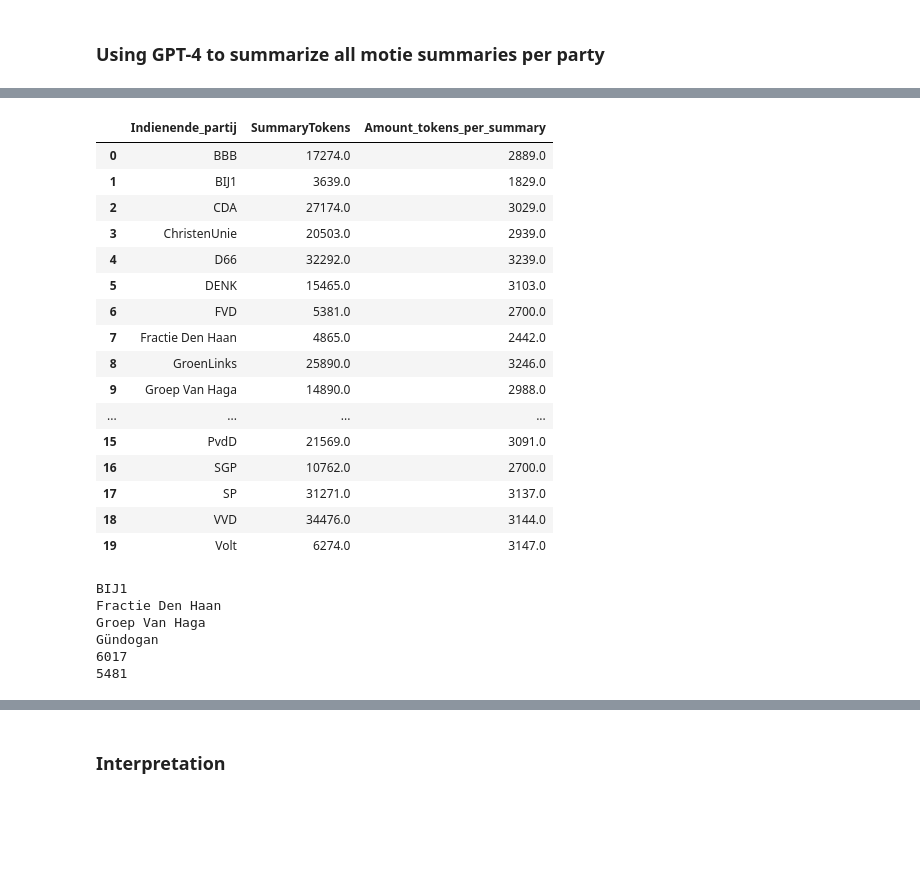
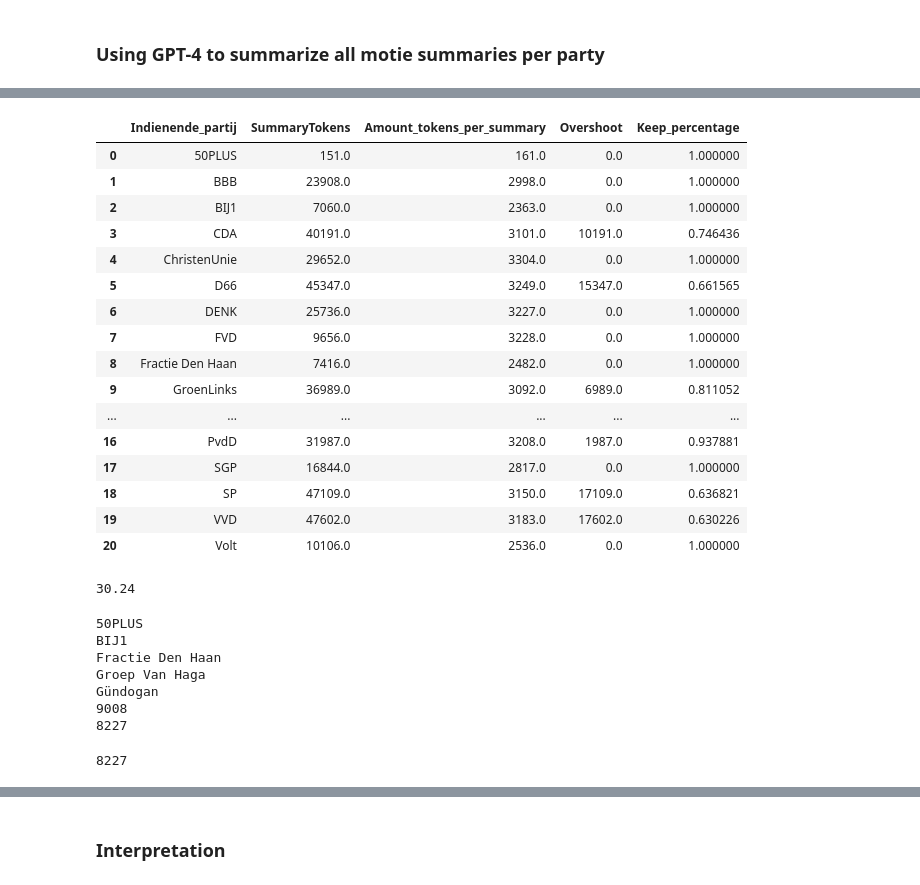
Before and after one commit to jvanelteren/kamermoties, a Jupyter notebook: 6_llm_principle_analysis.ipynb, the cells around one changed output, grey strips where cells are left out. Cells and saved outputs as stored; diff of their text form; code cells hidden in the pictures; blank space fills up the shorter version.

```diff
--- a/6_llm_principle_analysis.ipynb
+++ b/6_llm_principle_analysis.ipynb
@@ -154,32 +155,39 @@ df['CumulativeTokens'] = df.groupby('Indienende_partij')['SummaryTokens'].cumsum
 # %%
 import math
 max_tokens_per_summary = 3300
 tokens_party = df.groupby('Indienende_partij')['SummaryTokens'].sum().reset_index()
 
 tokens_party['Amount_tokens_per_summary'] = tokens_party['SummaryTokens'] // ((tokens_party['SummaryTokens'] // max_tokens_per_summary) + 1) + 10
+cutoff = 30000
+tokens_party['Overshoot'] = (tokens_party['SummaryTokens'] - cutoff).clip(0)
+tokens_party['Keep_percentage'] = (cutoff / tokens_party['SummaryTokens']).clip(None, 1)
 tokens_party
 # %% [output]
-|  | Indienende_partij | SummaryTokens | Amount_tokens_per_summary |
-| 0 | BBB | 17274.0 | 2889.0 |
-| 1 | BIJ1 | 3639.0 | 1829.0 |
-| 2 | CDA | 27174.0 | 3029.0 |
-| 3 | ChristenUnie | 20503.0 | 2939.0 |
-| 4 | D66 | 32292.0 | 3239.0 |
-| 5 | DENK | 15465.0 | 3103.0 |
-| 6 | FVD | 5381.0 | 2700.0 |
-| 7 | Fractie Den Haan | 4865.0 | 2442.0 |
-| 8 | GroenLinks | 25890.0 | 3246.0 |
-| 9 | Groep Van Haga | 14890.0 | 2988.0 |
-| ... | ... | ... | ... |
-| 15 | PvdD | 21569.0 | 3091.0 |
-| 16 | SGP | 10762.0 | 2700.0 |
-| 17 | SP | 31271.0 | 3137.0 |
-| 18 | VVD | 34476.0 | 3144.0 |
-| 19 | Volt | 6274.0 | 3147.0 |
+|  | Indienende_partij | SummaryTokens | Amount_tokens_per_summary | Overshoot | Keep_percentage |
+| 0 | 50PLUS | 151.0 | 161.0 | 0.0 | 1.000000 |
+| 1 | BBB | 23908.0 | 2998.0 | 0.0 | 1.000000 |
+| 2 | BIJ1 | 7060.0 | 2363.0 | 0.0 | 1.000000 |
+| 3 | CDA | 40191.0 | 3101.0 | 10191.0 | 0.746436 |
+| 4 | ChristenUnie | 29652.0 | 3304.0 | 0.0 | 1.000000 |
+| 5 | D66 | 45347.0 | 3249.0 | 15347.0 | 0.661565 |
+| 6 | DENK | 25736.0 | 3227.0 | 0.0 | 1.000000 |
+| 7 | FVD | 9656.0 | 3228.0 | 0.0 | 1.000000 |
+| 8 | Fractie Den Haan | 7416.0 | 2482.0 | 0.0 | 1.000000 |
+| 9 | GroenLinks | 36989.0 | 3092.0 | 6989.0 | 0.811052 |
+| ... | ... | ... | ... | ... | ... |
+| 16 | PvdD | 31987.0 | 3208.0 | 1987.0 | 0.937881 |
+| 17 | SGP | 16844.0 | 2817.0 | 0.0 | 1.000000 |
+| 18 | SP | 47109.0 | 3150.0 | 17109.0 | 0.636821 |
+| 19 | VVD | 47602.0 | 3183.0 | 17602.0 | 0.630226 |
+| 20 | Volt | 10106.0 | 2536.0 | 0.0 | 1.000000 |
+# %%
+16*1.89
+# %% [output]
+30.24
 # %%
 # remove not relevant parties
 peilingen = 'VVD D66 PVV CDA SP PvdA GroenLinks FVD PvdD ChristenUnie Volt JA21 SGP DENK BBB Omtzigt'.split()
-peilingen += ['Omtzicht']
+
 for p in df['Indienende_partij'].unique():
     # deze partijen neem ik niet mee in de analyses
     if p not in peilingen:
@@ -188,12 +196,13 @@ print(len(df))
 df = df[df['Indienende_partij'].isin(peilingen)]
 print(len(df))
 # %% [output]
+50PLUS
 BIJ1
 Fractie Den Haan
 Groep Van Haga
 Gündogan
-6017
-5481
+9008
+8227
 # %%
 
 token_count = 0
@@ -219,3 +228,7 @@ def get_final_summary(text):
         print('call didnt go well',e)
         errors += 1
         return ''
+# %%
+len(df.sample(frac=1, random_state=112))
+# %% [output]
+8227
```
Also changed, not shown: parts of 12 cells of this notebook, 2 other files.
